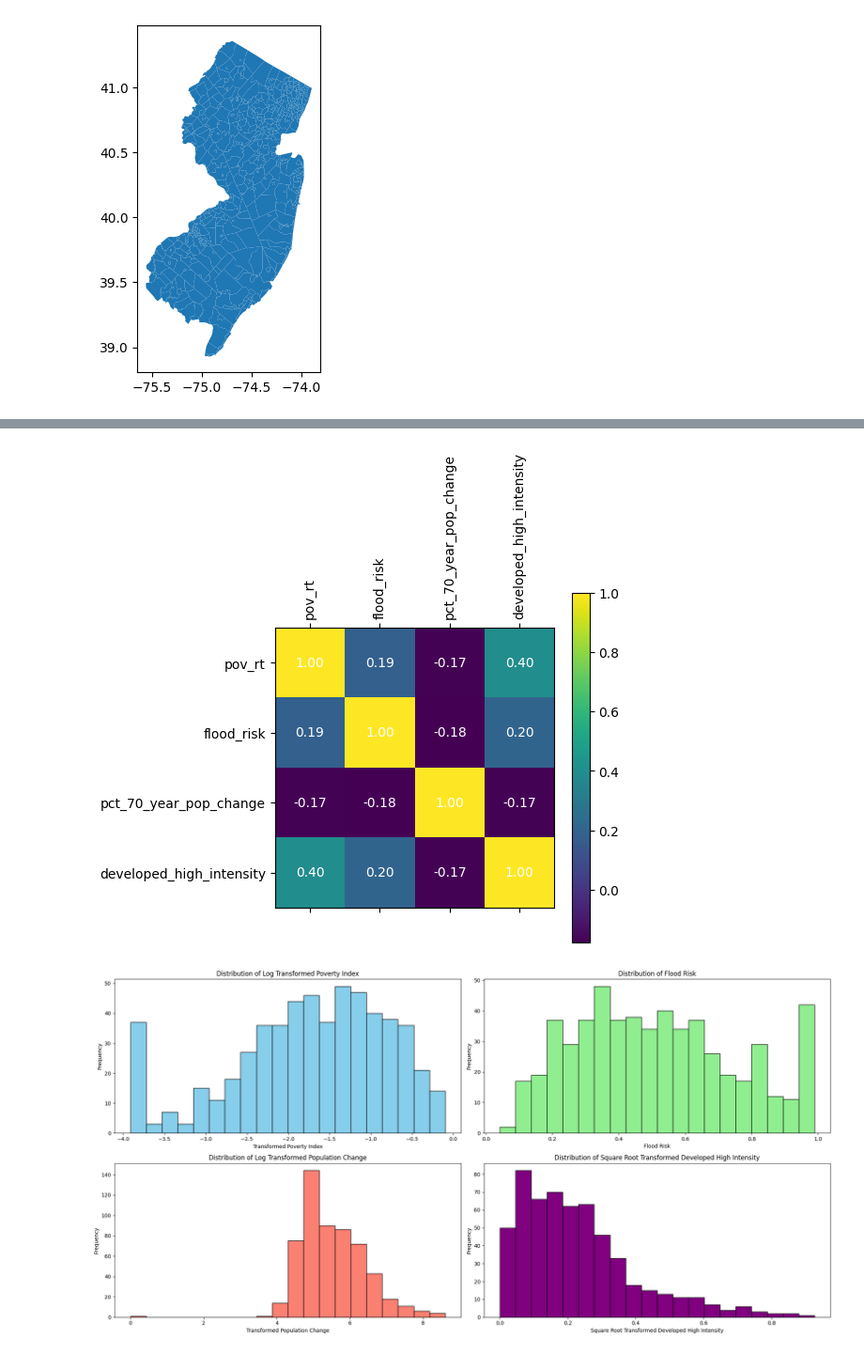
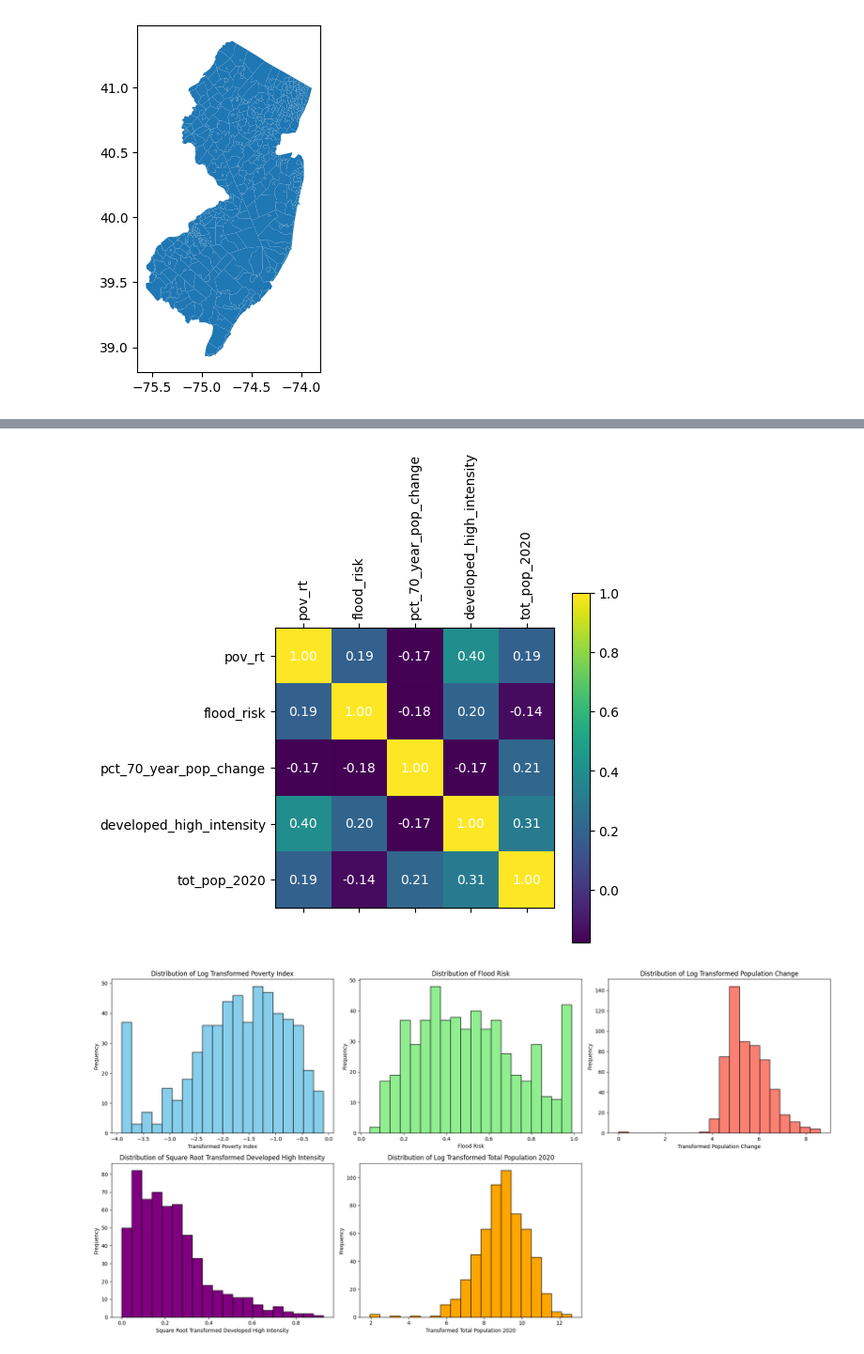
Before and after one commit to nlebovits/mach-superstudio, a Jupyter notebook: notebooks/retreat_index.ipynb, the cells around one changed output, grey strips where cells are left out. Shown at 94% size. Drawn from its saved outputs; the diff is of its cells as text; code cells hidden in the pictures.

```diff
--- a/notebooks/retreat_index.ipynb
+++ b/notebooks/retreat_index.ipynb
@@ -44,7 +53,7 @@ cluster_dat.plot()
 cluster_dat['pct_70_year_pop_change'] = ((cluster_dat['tot_pop_2020'] - cluster_dat['tot_pop_1950']) / cluster_dat['tot_pop_1950']) * 100
 # %%
 # select the following columns: P200_I_PFS, FLD_PFS, pct_thirty_yr_pop_change, geometry
-retreat_index_gdf = cluster_dat[['pov_rt', 'flood_risk', 'pct_70_year_pop_change', 'developed_high_intensity', 'geometry']]
+retreat_index_gdf = cluster_dat[['pov_rt', 'flood_risk', 'pct_70_year_pop_change', 'developed_high_intensity', 'tot_pop_2020', 'geometry']]
 # %%
 retreat_index_gdf.head()
 # %% [output]
@@ -96,7 +109,7 @@ for i in range(len(corr.columns)):
 
 plt.show()
 # %% [output]
-[figure, old version]
+[figure, new version]
 # %%
 # Histograms for the four variables
 plt.figure(figsize=(20, 10))
@@ -111,41 +124,49 @@ def log_transform(column):
         return np.log(column)
 
 # Histogram for Poverty Index
-plt.subplot(2, 2, 1)
+plt.subplot(2, 3, 1)
 transformed_pov_rt = log_transform(retreat_index_gdf['pov_rt'])
 plt.hist(transformed_pov_rt, bins=20, color='skyblue', edgecolor='black')
 plt.xlabel('Transformed Poverty Index')
 plt.ylabel('Frequency')
 plt.title('Distribution of Log Transformed Poverty Index')
 
 # Histogram for Flood Risk
-plt.subplot(2, 2, 2)
+plt.subplot(2, 3, 2)
 plt.hist(retreat_index_gdf['flood_risk'], bins=20, color='lightgreen', edgecolor='black')
 plt.xlabel('Flood Risk')
 plt.ylabel('Frequency')
 plt.title('Distribution of Flood Risk')
 
 # Histogram for Population Change
-plt.subplot(2, 2, 3)
+plt.subplot(2, 3, 3)
 transformed_pop_change = log_transform(retreat_index_gdf['pct_70_year_pop_change'])
 plt.hist(transformed_pop_change, bins=20, color='salmon', edgecolor='black')
 plt.xlabel('Transformed Population Change')
 plt.ylabel('Frequency')
 plt.title('Distribution of Log Transformed Population Change')
 
 # Histogram for Developed High Intensity
-plt.subplot(2, 2, 4)
+plt.subplot(2, 3, 4)
 transformed_developed_high_intensity = np.sqrt(retreat_index_gdf['developed_high_intensity'])
 plt.hist(transformed_developed_high_intensity, bins=20, color='purple', edgecolor='black')
 plt.xlabel('Square Root Transformed Developed High Intensity')
 plt.ylabel('Frequency')
 plt.title('Distribution of Square Root Transformed Developed High Intensity')
 
 
+# Histogram for Total Population
+plt.subplot(2, 3, 5)
+transformed_tot_pop_2020 = log_transform(retreat_index_gdf['tot_pop_2020'])
+plt.hist(transformed_tot_pop_2020, bins=20, color='orange', edgecolor='black')
+plt.xlabel('Transformed Total Population 2020')
+plt.ylabel('Frequency')
+plt.title('Distribution of Log Transformed Total Population 2020')
+
 plt.tight_layout()
 plt.show()
 # %% [output]
-[figure, old version]
+[figure, new version]
 # %%
 from sklearn.preprocessing import StandardScaler
 
```
Also changed, not shown: parts of 23 cells of this notebook, 4 other files.
